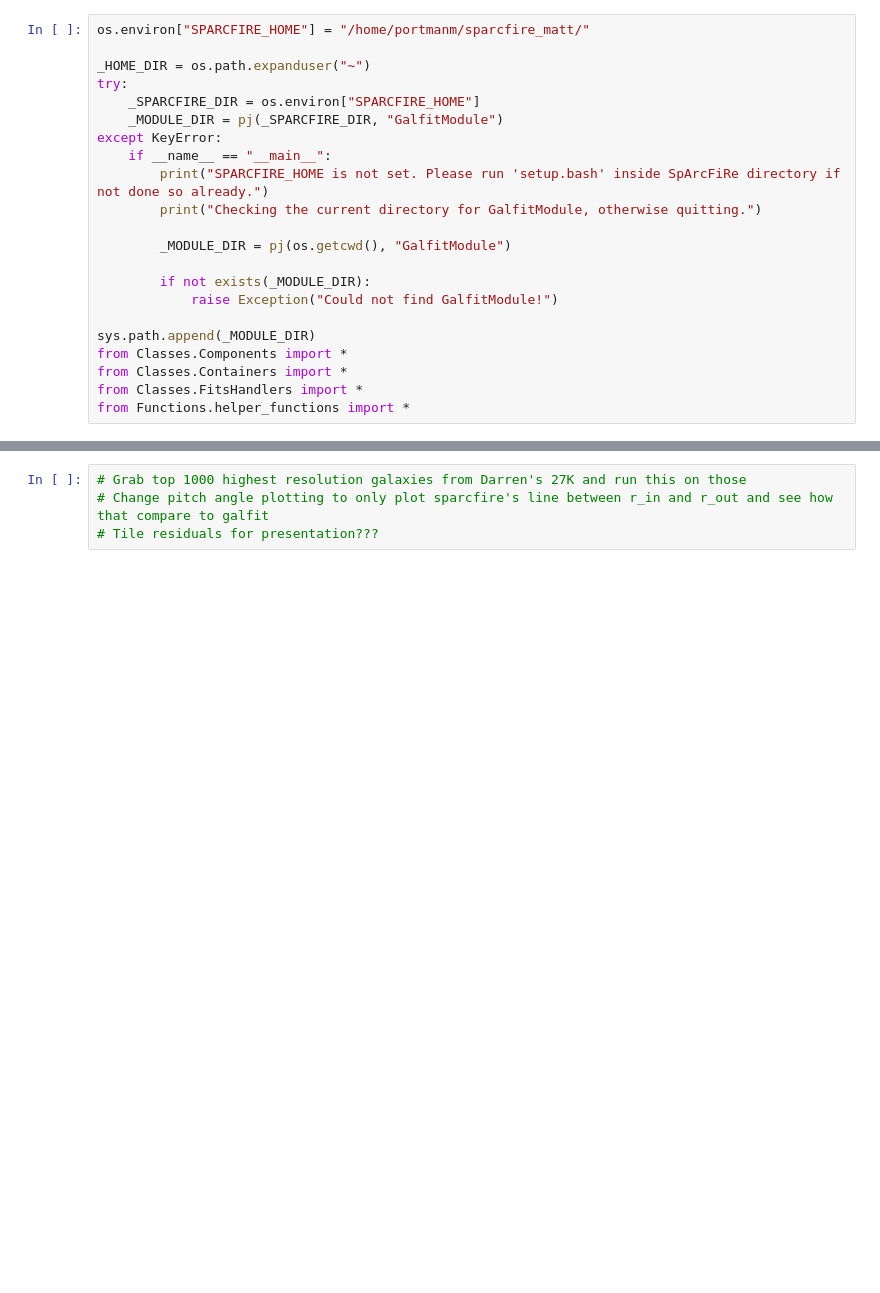
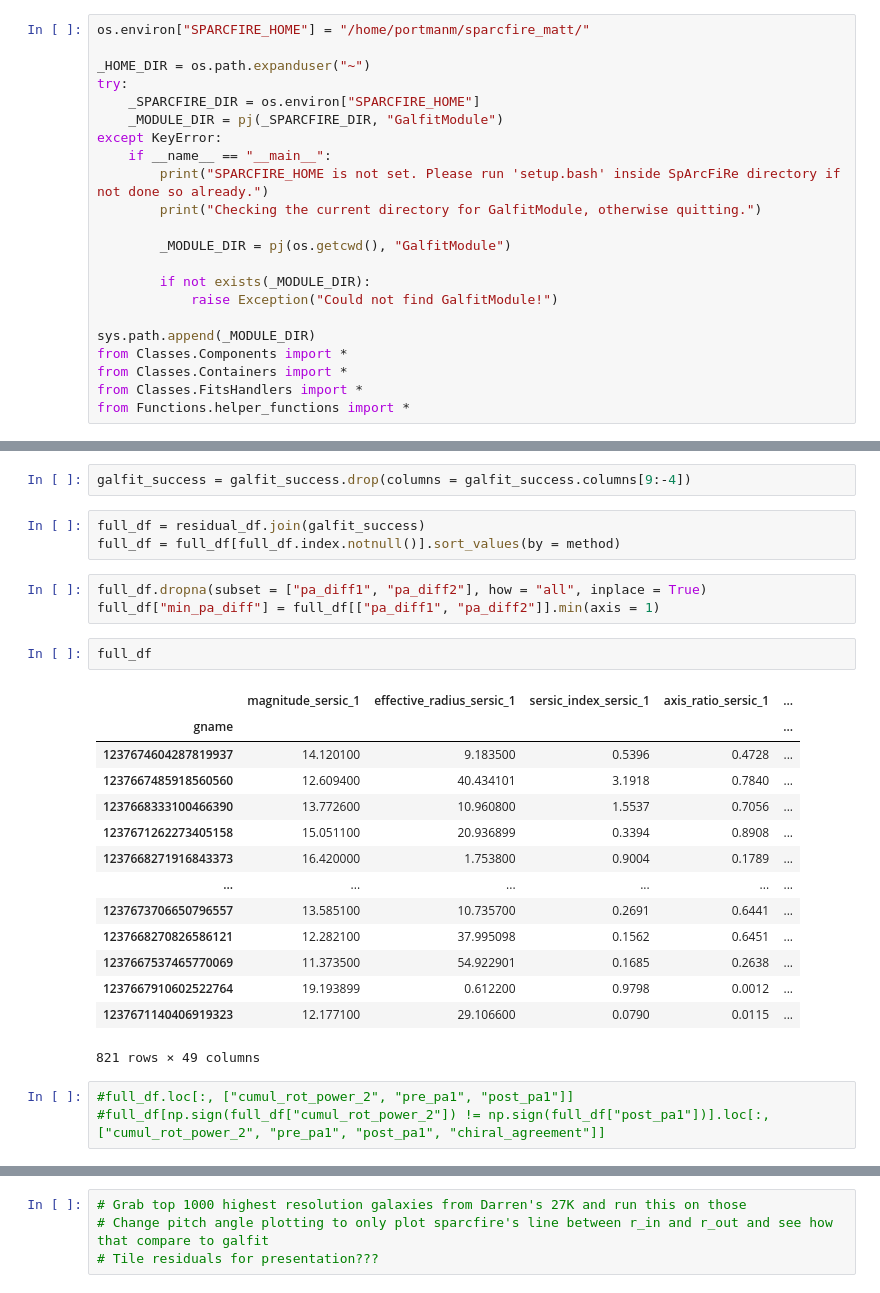
Before and after one commit to waynebhayes/SpArcFiRe, a Jupyter notebook: GalfitModule/Utilities/Notebooks/residual_calc.ipynb, the cells around one changed output, grey strips where cells are left out. Cells and saved outputs as stored; diff of their text form; blank space fills up the shorter version.

Commit message:
Updating residual calc with latest and greatest from the notebook I've been using to prepare the paper. It needs to be cleaned up but for now this is how I use it and comes with everything up to date.

```diff
--- a/GalfitModule/Utilities/Notebooks/residual_calc.ipynb
+++ b/GalfitModule/Utilities/Notebooks/residual_calc.ipynb
@@ -136,0 +419,28 @@ residual_df.sort_values(by = [analysis_var], inplace = True)
+# %%
+galfit_success = galfit_success.drop(columns = galfit_success.columns[9:-4])
+# %%
+full_df = residual_df.join(galfit_success)
+full_df = full_df[full_df.index.notnull()].sort_values(by = method)
+# %%
+full_df.dropna(subset = ["pa_diff1", "pa_diff2"], how = "all", inplace = True)
+full_df["min_pa_diff"] = full_df[["pa_diff1", "pa_diff2"]].min(axis = 1)
+# %%
+full_df
+# %% [output]
+|  | magnitude_sersic_1 | effective_radius_sersic_1 | sersic_index_sersic_1 | axis_ratio_sersic_1 | ... |
+| gname |  |  |  |  | ... |
+| 1237674604287819937 | 14.120100 | 9.183500 | 0.5396 | 0.4728 | ... |
+| 1237667485918560560 | 12.609400 | 40.434101 | 3.1918 | 0.7840 | ... |
+| 1237668333100466390 | 13.772600 | 10.960800 | 1.5537 | 0.7056 | ... |
+| 1237671262273405158 | 15.051100 | 20.936899 | 0.3394 | 0.8908 | ... |
+| 1237668271916843373 | 16.420000 | 1.753800 | 0.9004 | 0.1789 | ... |
+| ... | ... | ... | ... | ... | ... |
+| 1237673706650796557 | 13.585100 | 10.735700 | 0.2691 | 0.6441 | ... |
+| 1237668270826586121 | 12.282100 | 37.995098 | 0.1562 | 0.6451 | ... |
+| 1237667537465770069 | 11.373500 | 54.922901 | 0.1685 | 0.2638 | ... |
+| 1237667910602522764 | 19.193899 | 0.612200 | 0.9798 | 0.0012 | ... |
+| 1237671140406919323 | 12.177100 | 29.106600 | 0.0790 | 0.0115 | ... |
+821 rows × 49 columns
+# %%
+#full_df.loc[:, ["cumul_rot_power_2", "pre_pa1", "post_pa1"]]
+#full_df[np.sign(full_df["cumul_rot_power_2"]) != np.sign(full_df["post_pa1"])].loc[:, ["cumul_rot_power_2", "pre_pa1", "post_pa1", "chiral_agreement"]]
```
Also changed, not shown: parts of 135 cells of this notebook.
